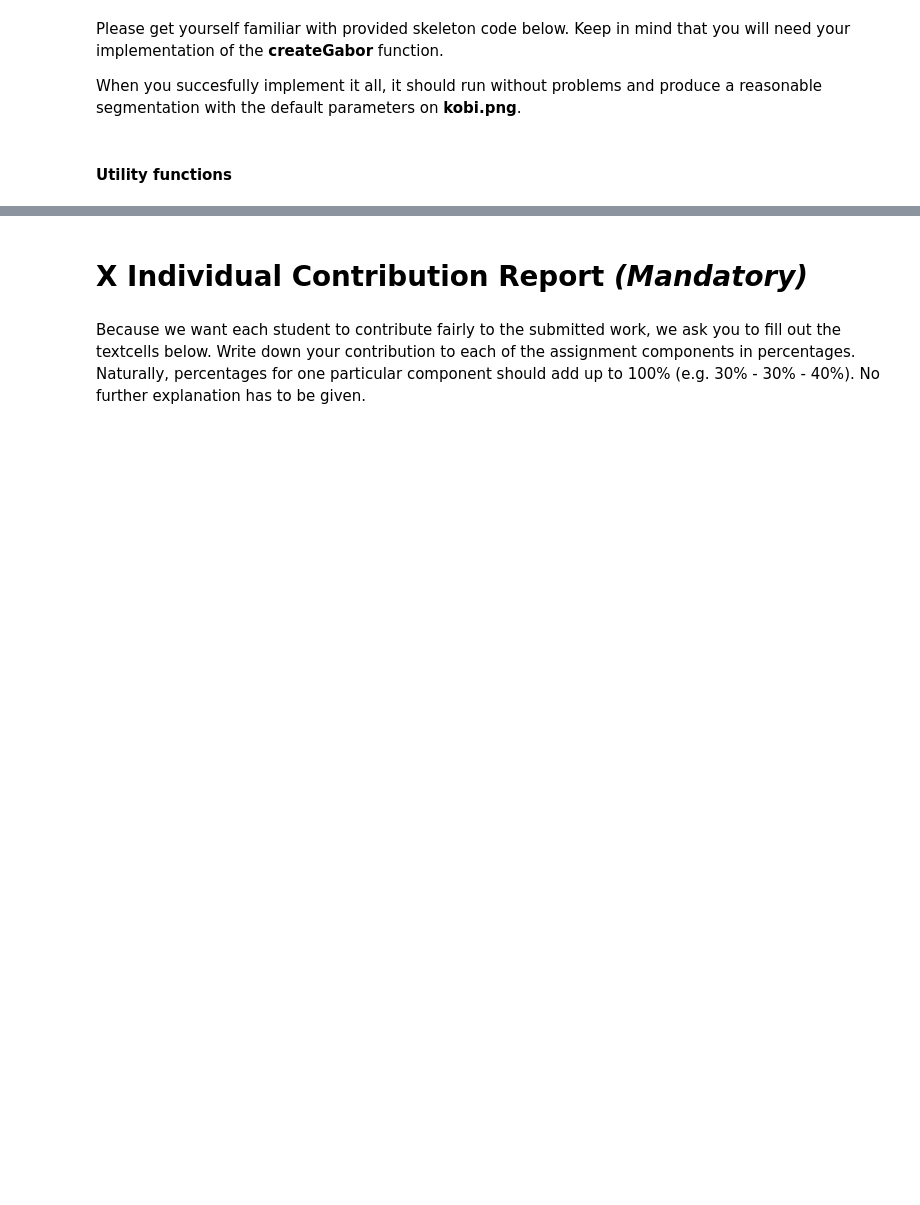
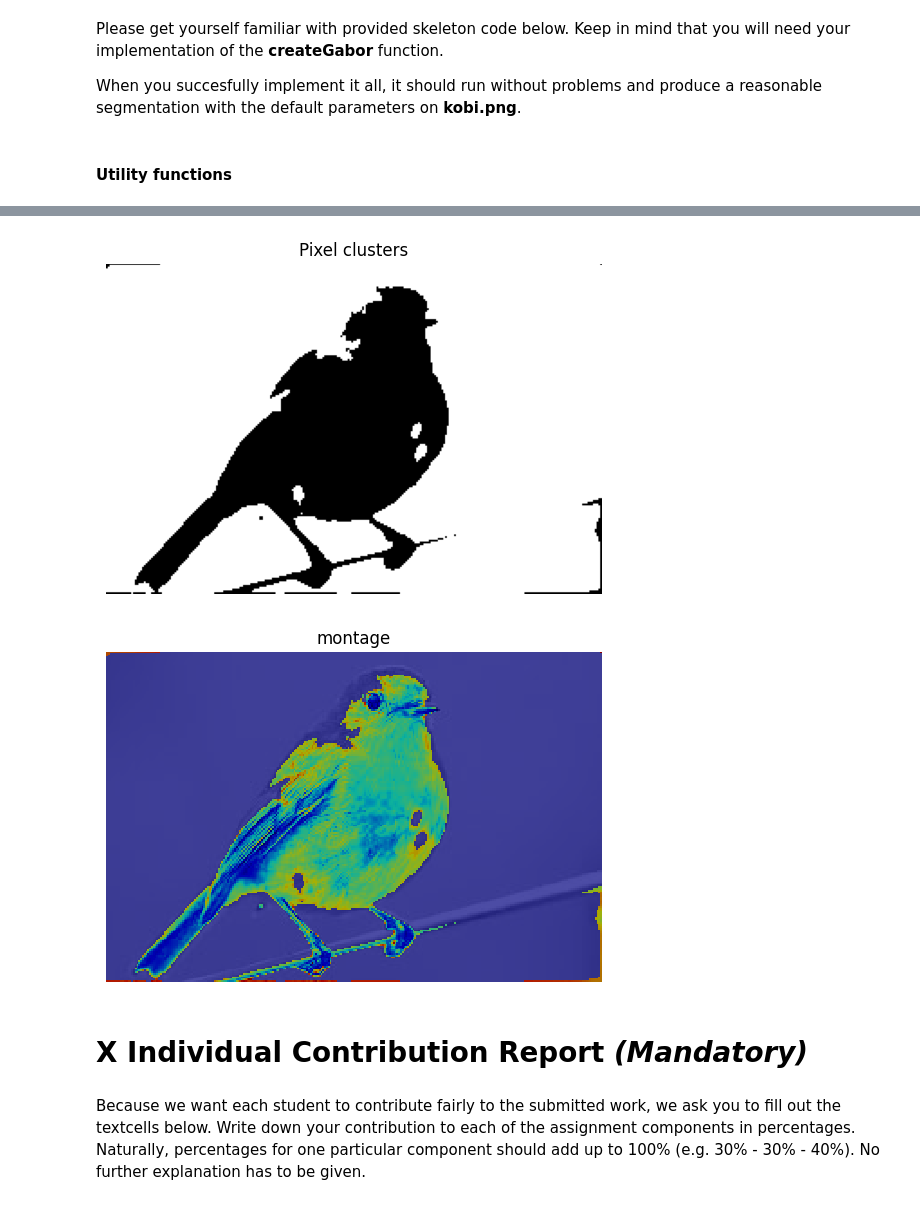
Before and after one commit to dqmis/ai-course, a Jupyter notebook: CV1_Lab2.ipynb, the cells around one changed output, grey strips where cells are left out. Drawn from its saved outputs; the diff is of its cells as text; code cells hidden in the pictures; blank space fills up the shorter version.

```diff
--- a/CV1_Lab2.ipynb
+++ b/CV1_Lab2.ipynb
@@ -1442,31 +1414,34 @@ pixLabels = clusterFeatures(img, featureMags)
 # %%
 ### Foreground-Background segmentation algoritm
 ### Part 4 - Visualise result
 
 # Visualize the clustering by reshaping pixLabels into original grayscale
 # input size [numRows numCols].
 numRows, numCols = img.shape
 pixLabels = np.reshape(pixLabels, newshape=(numRows, numCols))
 plt.figure()
 plt.title(f'Pixel clusters')
-plt.imshow(pixLabels)
+plt.imshow(pixLabels, cmap='gray')
 plt.axis("off")
 plt.show()
 
 # Use the pixLabels to visualize segmentation.
 Aseg1 = np.zeros_like(img)
 Aseg2 = np.zeros_like(img)
 BW = pixLabels == 1  # check for the value of your labels in pixLabels (could be 1 or 0 instead of 2)
 # BW = np.repeat(BW[:, :, np.newaxis], 3, axis=2) # do this only if you have 3 channels in the img
 Aseg1[BW] = img[BW]
 Aseg2[~BW] = img[~BW]
 
 plt.figure()
 plt.title(f'montage')
 plt.imshow(Aseg1, 'gray', interpolation='none')
 plt.imshow(Aseg2, 'jet',  interpolation='none', alpha=0.7)
 plt.axis("off")
 plt.show()
+# %% [output]
+[figure, added]
+[figure, added]
 # %% [markdown]
 # X Individual Contribution Report *(Mandatory)*
 # %% [markdown]
```
Also changed, not shown: parts of 17 cells of this notebook.
